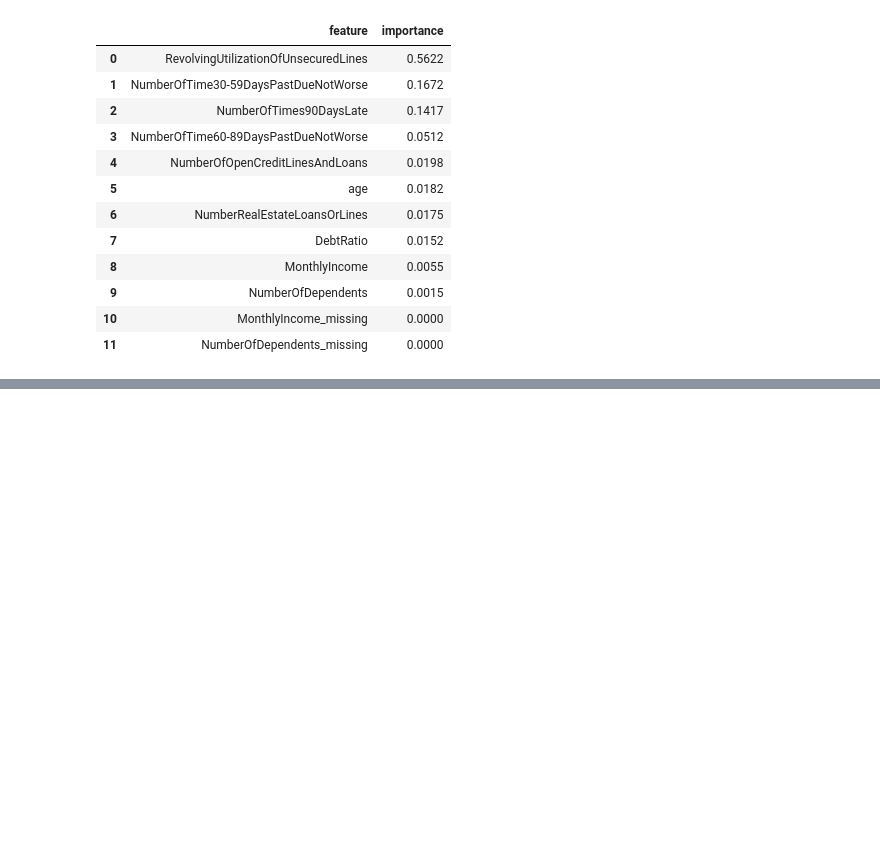
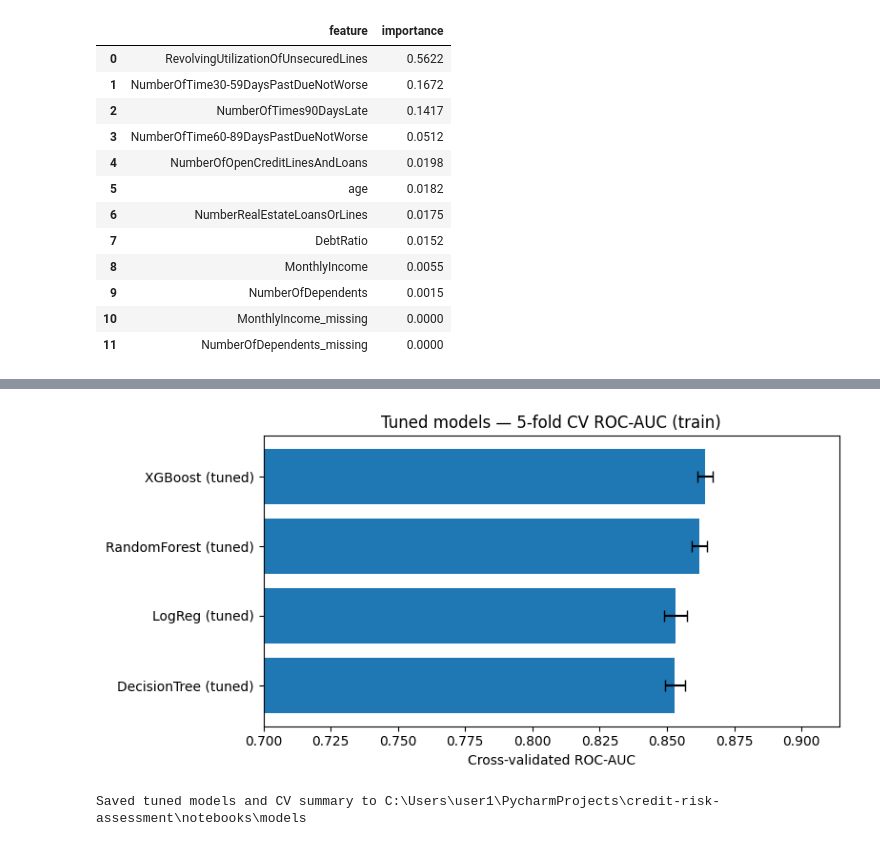
Before and after one commit to stivanpashaliev/credit-risk-assessment, a Jupyter notebook: notebooks/03_modeling.ipynb, the cells around one changed output, grey strips where cells are left out. Cells and saved outputs as stored; diff of their text form; code cells hidden in the pictures; blank space fills up the shorter version.

Commit message:
Modeling: ensemble models (Random Forest & XGBoost) + CV summary and persisted models

```diff
--- a/notebooks/03_modeling.ipynb
+++ b/notebooks/03_modeling.ipynb
@@ -424,0 +462,12 @@ dt_importance
+# %%
+rf = RandomForestClassifier(
+    n_estimators=300,
+    class_weight="balanced_subsample",
+    oob_score=True,
+    n_jobs=-1,
+    random_state=RANDOM_STATE,
+)
+rf.fit(X_train, y_train)
+print(f"OOB score (accuracy): {rf.oob_score_:.4f}")
+
+cv_report(rf, "RandomForest (baseline)")
@@ -424,0 +732,10 @@ dt_importance
+# %%
+summary = (
+    pd.DataFrame(
+        [(name, m, s) for name, (m, s) in cv_results.items()],
+        columns=["model", "cv_roc_auc_mean", "cv_roc_auc_std"],
+    )
+    .sort_values("cv_roc_auc_mean", ascending=False)
+    .reset_index(drop=True)
+)
+summary
@@ -424,0 +751,23 @@ dt_importance
+# %%
+tuned = summary[summary["model"].str.contains("tuned")].sort_values("cv_roc_auc_mean")
+
+fig, ax = plt.subplots(figsize=(8, 4))
+ax.barh(tuned["model"], tuned["cv_roc_auc_mean"],
+        xerr=tuned["cv_roc_auc_std"], capsize=4)
+ax.set_xlabel("Cross-validated ROC-AUC")
+ax.set_xlim(0.7, max(tuned["cv_roc_auc_mean"]) + 0.05)
+ax.set_title("Tuned models — 5-fold CV ROC-AUC (train)")
+plt.tight_layout()
+plt.show()
+# %% [output]
+[figure, added]
+# %%
+joblib.dump(best_lr,  MODELS_DIR / "logistic_regression.joblib")
+joblib.dump(best_dt,  MODELS_DIR / "decision_tree.joblib")
+joblib.dump(best_rf,  MODELS_DIR / "random_forest.joblib")
+joblib.dump(best_xgb, MODELS_DIR / "xgboost.joblib")
+summary.to_csv(MODELS_DIR / "cv_summary.csv", index=False)
+
+print("Saved tuned models and CV summary to", MODELS_DIR.resolve())
+# %% [output]
+Saved tuned models and CV summary to C:\Users\user1\PycharmProjects\credit-risk-assessment\notebooks\models
```
Also changed, not shown: parts of 13 cells of this notebook.
